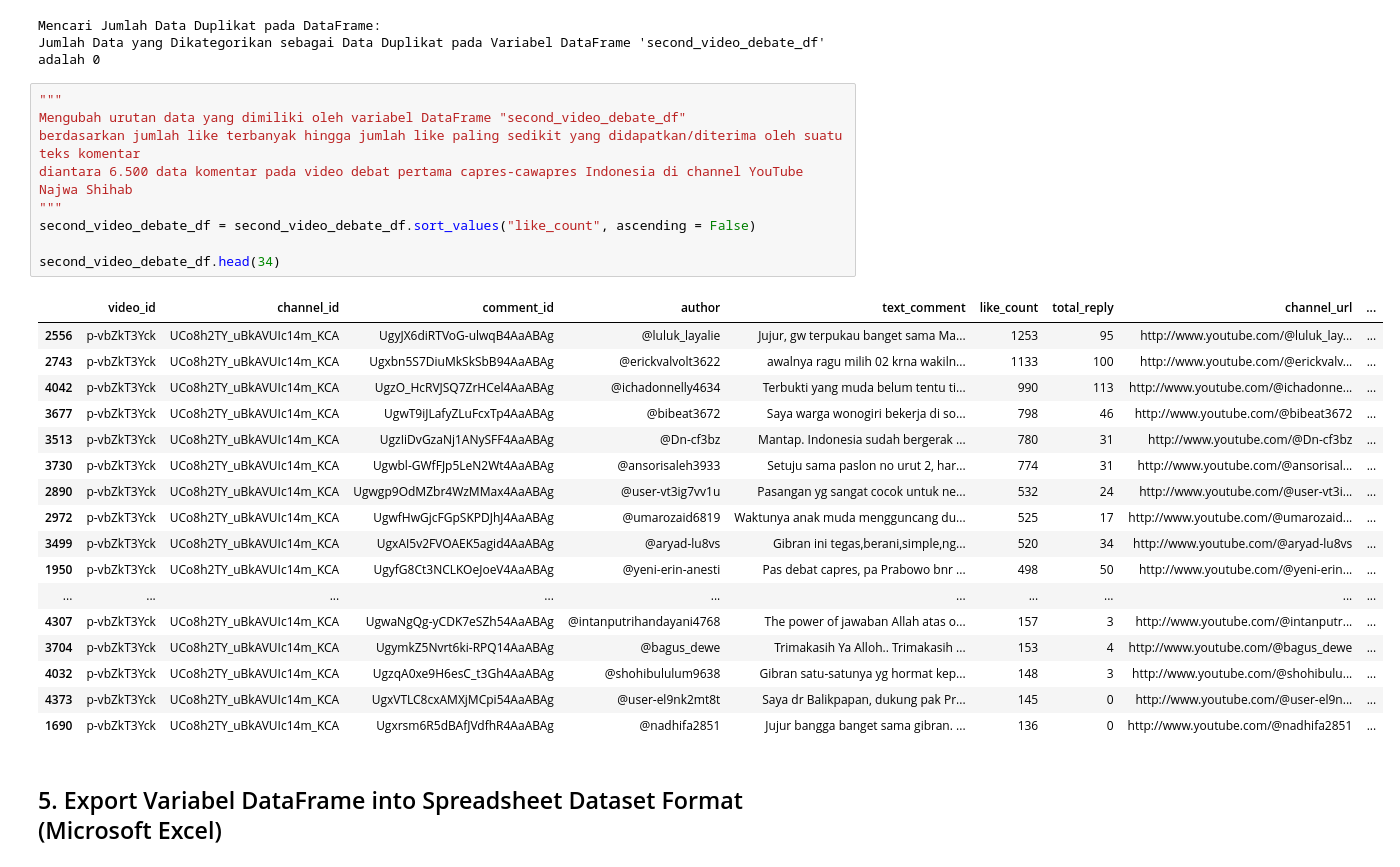
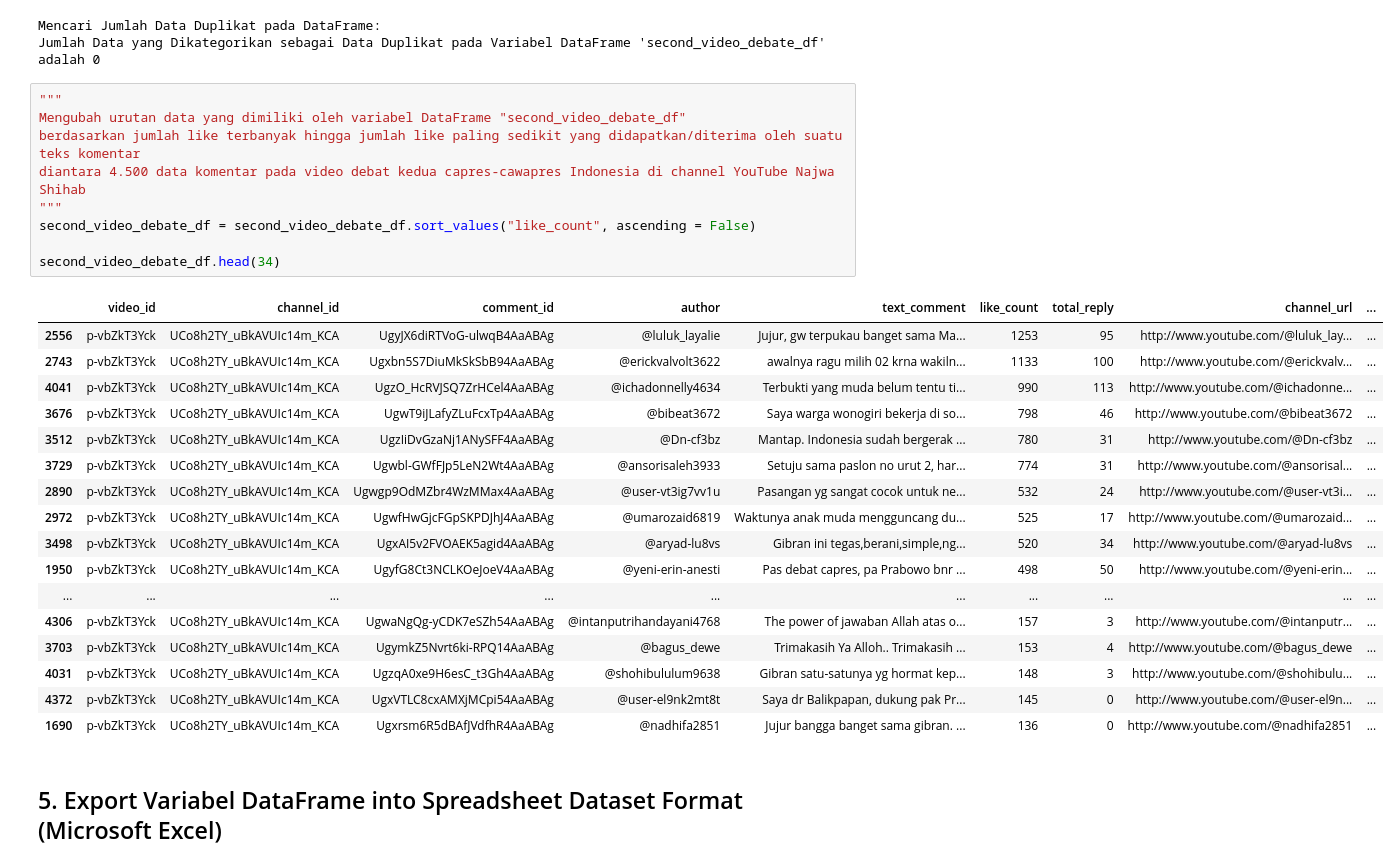
Before and after one commit to pramudianzaheka92/YouTubeVideoDataScraping-SentimentCommentAnalysis-DebateElection2024, a Jupyter notebook: YouTube Channel Najwa Shihab/Data Comment Scraping - Second Video Debate Election 2024.ipynb, the cells around one changed output. Cells and saved outputs as stored; diff of their text form.

```diff
--- a/YouTube Channel Najwa Shihab/Data Comment Scraping - Second Video Debate Election 2024.ipynb
+++ b/YouTube Channel Najwa Shihab/Data Comment Scraping - Second Video Debate Election 2024.ipynb
@@ -440,29 +440,29 @@ Jumlah Data yang Dikategorikan sebagai Data Duplikat pada Variabel DataFrame 'se
 # %%
 """
 Mengubah urutan data yang dimiliki oleh variabel DataFrame "second_video_debate_df"
 berdasarkan jumlah like terbanyak hingga jumlah like paling sedikit yang didapatkan/diterima oleh suatu teks komentar
-diantara 6.500 data komentar pada video debat pertama capres-cawapres Indonesia di channel YouTube Najwa Shihab
+diantara 4.500 data komentar pada video debat kedua capres-cawapres Indonesia di channel YouTube Najwa Shihab
 """
 second_video_debate_df = second_video_debate_df.sort_values("like_count", ascending = False)
 
 second_video_debate_df.head(34)
 # %% [output]
 |  | video_id | channel_id | comment_id | author | text_comment | like_count | total_reply | channel_url | ... |
 | 2556 | p-vbZkT3Yck | UCo8h2TY_uBkAVUIc14m_KCA | UgyJX6diRTVoG-ulwqB4AaABAg | @luluk_layalie | Jujur, gw terpukau banget sama Ma... | 1253 | 95 | http://www.youtube.com/@luluk_lay... | ... |
 | 2743 | p-vbZkT3Yck | UCo8h2TY_uBkAVUIc14m_KCA | Ugxbn5S7DiuMkSkSbB94AaABAg | @erickvalvolt3622 | awalnya ragu milih 02 krna wakiln... | 1133 | 100 | http://www.youtube.com/@erickvalv... | ... |
-| 4042 | p-vbZkT3Yck | UCo8h2TY_uBkAVUIc14m_KCA | UgzO_HcRVJSQ7ZrHCel4AaABAg | @ichadonnelly4634 | Terbukti yang muda belum tentu ti... | 990 | 113 | http://www.youtube.com/@ichadonne... | ... |
-| 3677 | p-vbZkT3Yck | UCo8h2TY_uBkAVUIc14m_KCA | UgwT9iJLafyZLuFcxTp4AaABAg | @bibeat3672 | Saya warga wonogiri bekerja di so... | 798 | 46 | http://www.youtube.com/@bibeat3672 | ... |
-| 3513 | p-vbZkT3Yck | UCo8h2TY_uBkAVUIc14m_KCA | UgzIiDvGzaNj1ANySFF4AaABAg | @Dn-cf3bz | Mantap. Indonesia sudah bergerak ... | 780 | 31 | http://www.youtube.com/@Dn-cf3bz | ... |
-| 3730 | p-vbZkT3Yck | UCo8h2TY_uBkAVUIc14m_KCA | Ugwbl-GWfFJp5LeN2Wt4AaABAg | @ansorisaleh3933 | Setuju sama paslon no urut 2, har... | 774 | 31 | http://www.youtube.com/@ansorisal... | ... |
+| 4041 | p-vbZkT3Yck | UCo8h2TY_uBkAVUIc14m_KCA | UgzO_HcRVJSQ7ZrHCel4AaABAg | @ichadonnelly4634 | Terbukti yang muda belum tentu ti... | 990 | 113 | http://www.youtube.com/@ichadonne... | ... |
+| 3676 | p-vbZkT3Yck | UCo8h2TY_uBkAVUIc14m_KCA | UgwT9iJLafyZLuFcxTp4AaABAg | @bibeat3672 | Saya warga wonogiri bekerja di so... | 798 | 46 | http://www.youtube.com/@bibeat3672 | ... |
+| 3512 | p-vbZkT3Yck | UCo8h2TY_uBkAVUIc14m_KCA | UgzIiDvGzaNj1ANySFF4AaABAg | @Dn-cf3bz | Mantap. Indonesia sudah bergerak ... | 780 | 31 | http://www.youtube.com/@Dn-cf3bz | ... |
+| 3729 | p-vbZkT3Yck | UCo8h2TY_uBkAVUIc14m_KCA | Ugwbl-GWfFJp5LeN2Wt4AaABAg | @ansorisaleh3933 | Setuju sama paslon no urut 2, har... | 774 | 31 | http://www.youtube.com/@ansorisal... | ... |
 | 2890 | p-vbZkT3Yck | UCo8h2TY_uBkAVUIc14m_KCA | Ugwgp9OdMZbr4WzMMax4AaABAg | @user-vt3ig7vv1u | Pasangan yg sangat cocok untuk ne... | 532 | 24 | http://www.youtube.com/@user-vt3i... | ... |
 | 2972 | p-vbZkT3Yck | UCo8h2TY_uBkAVUIc14m_KCA | UgwfHwGjcFGpSKPDJhJ4AaABAg | @umarozaid6819 | Waktunya anak muda mengguncang du... | 525 | 17 | http://www.youtube.com/@umarozaid... | ... |
-| 3499 | p-vbZkT3Yck | UCo8h2TY_uBkAVUIc14m_KCA | UgxAI5v2FVOAEK5agid4AaABAg | @aryad-lu8vs | Gibran ini tegas,berani,simple,ng... | 520 | 34 | http://www.youtube.com/@aryad-lu8vs | ... |
+| 3498 | p-vbZkT3Yck | UCo8h2TY_uBkAVUIc14m_KCA | UgxAI5v2FVOAEK5agid4AaABAg | @aryad-lu8vs | Gibran ini tegas,berani,simple,ng... | 520 | 34 | http://www.youtube.com/@aryad-lu8vs | ... |
 | 1950 | p-vbZkT3Yck | UCo8h2TY_uBkAVUIc14m_KCA | UgyfG8Ct3NCLKOeJoeV4AaABAg | @yeni-erin-anesti | Pas debat capres, pa Prabowo bnr ... | 498 | 50 | http://www.youtube.com/@yeni-erin... | ... |
 | ... | ... | ... | ... | ... | ... | ... | ... | ... | ... |
-| 4307 | p-vbZkT3Yck | UCo8h2TY_uBkAVUIc14m_KCA | UgwaNgQg-yCDK7eSZh54AaABAg | @intanputrihandayani4768 | The power of jawaban Allah atas o... | 157 | 3 | http://www.youtube.com/@intanputr... | ... |
-| 3704 | p-vbZkT3Yck | UCo8h2TY_uBkAVUIc14m_KCA | UgymkZ5Nvrt6ki-RPQ14AaABAg | @bagus_dewe | Trimakasih Ya Alloh.. Trimakasih ... | 153 | 4 | http://www.youtube.com/@bagus_dewe | ... |
-| 4032 | p-vbZkT3Yck | UCo8h2TY_uBkAVUIc14m_KCA | UgzqA0xe9H6esC_t3Gh4AaABAg | @shohibululum9638 | Gibran satu-satunya yg hormat kep... | 148 | 3 | http://www.youtube.com/@shohibulu... | ... |
-| 4373 | p-vbZkT3Yck | UCo8h2TY_uBkAVUIc14m_KCA | UgxVTLC8cxAMXjMCpi54AaABAg | @user-el9nk2mt8t | Saya dr Balikpapan, dukung pak Pr... | 145 | 0 | http://www.youtube.com/@user-el9n... | ... |
+| 4306 | p-vbZkT3Yck | UCo8h2TY_uBkAVUIc14m_KCA | UgwaNgQg-yCDK7eSZh54AaABAg | @intanputrihandayani4768 | The power of jawaban Allah atas o... | 157 | 3 | http://www.youtube.com/@intanputr... | ... |
+| 3703 | p-vbZkT3Yck | UCo8h2TY_uBkAVUIc14m_KCA | UgymkZ5Nvrt6ki-RPQ14AaABAg | @bagus_dewe | Trimakasih Ya Alloh.. Trimakasih ... | 153 | 4 | http://www.youtube.com/@bagus_dewe | ... |
+| 4031 | p-vbZkT3Yck | UCo8h2TY_uBkAVUIc14m_KCA | UgzqA0xe9H6esC_t3Gh4AaABAg | @shohibululum9638 | Gibran satu-satunya yg hormat kep... | 148 | 3 | http://www.youtube.com/@shohibulu... | ... |
+| 4372 | p-vbZkT3Yck | UCo8h2TY_uBkAVUIc14m_KCA | UgxVTLC8cxAMXjMCpi54AaABAg | @user-el9nk2mt8t | Saya dr Balikpapan, dukung pak Pr... | 145 | 0 | http://www.youtube.com/@user-el9n... | ... |
 | 1690 | p-vbZkT3Yck | UCo8h2TY_uBkAVUIc14m_KCA | Ugxrsm6R5dBAfJVdfhR4AaABAg | @nadhifa2851 | Jujur bangga banget sama gibran. ... | 136 | 0 | http://www.youtube.com/@nadhifa2851 | ... |
 # %% [markdown]
 ## 5. Export Variabel DataFrame into Spreadsheet Dataset Format (Microsoft Excel)
```
Also changed, not shown: parts of 4 cells of this notebook, 1 other file.
